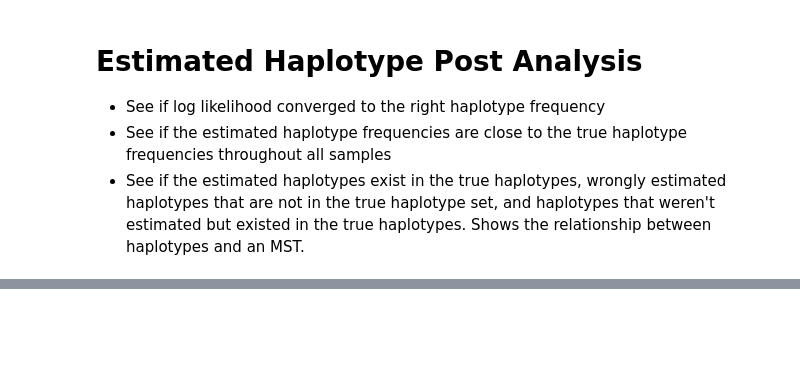
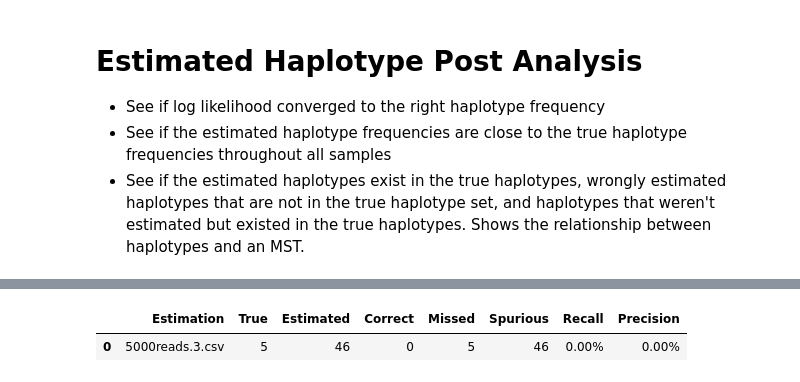
Before and after one commit to robinrheem/haplmate, a Jupyter notebook: analysis/haplotype_post_analysis.ipynb, the cells around one changed output, grey strips where cells are left out. Saved outputs shown, nothing was run; the diff lists cells and outputs as text; code cells hidden in the pictures; blank space fills up the shorter version.

```diff
--- a/analysis/haplotype_post_analysis.ipynb
+++ b/analysis/haplotype_post_analysis.ipynb
@@ -7,6 +285,6 @@
 # %%
 # Parameters
-true_haplotypes = "true_haplotypes.csv"
+true_haplotypes = "5000reads_true_haplotypes.csv"
 estimation_count = 6
 # %%
 import re
@@ -221,0 +621,24 @@ Downsampling 312,669 points to ~10,000 for performance...
+# %%
+# Check if estimated haplotypes match the true haplotypes
+# Uses the parameters defined above: true_haplotypes and estimation_count
+
+# Build list of estimated haplotype CSV paths
+# Adjust the naming pattern to match your output files
+# estimated_csvs = [f"estimated_haplotypes_{i}.csv" for i in range(1, estimation_count + 1)]
+estimated_csvs = ["5000reads.3.csv"]
+
+# Run the comparison
+# Set show_sequences=True to see the actual sequences that were correct/missed/spurious
+results_df = check_haplotype_estimation(
+    true_csv=true_haplotypes,
+    estimated_csvs=estimated_csvs,
+    seq_column=0,  # Sequence is in first column
+    show_sequences=True,
+)
+
+# Display summary table
+print("\n" + "="*80)
+print("📊 SUMMARY")
+print("="*80)
+display(results_df)
+# %% [output]
@@ -221,0 +662,2 @@ Downsampling 312,669 points to ~10,000 for performance...
+|  | Estimation | True | Estimated | Correct | Missed | Spurious | Recall | Precision |
+| 0 | 5000reads.3.csv | 5 | 46 | 0 | 5 | 46 | 0.00% | 0.00% |
```
Also changed, not shown: parts of 11 cells of this notebook, 1 other file.
